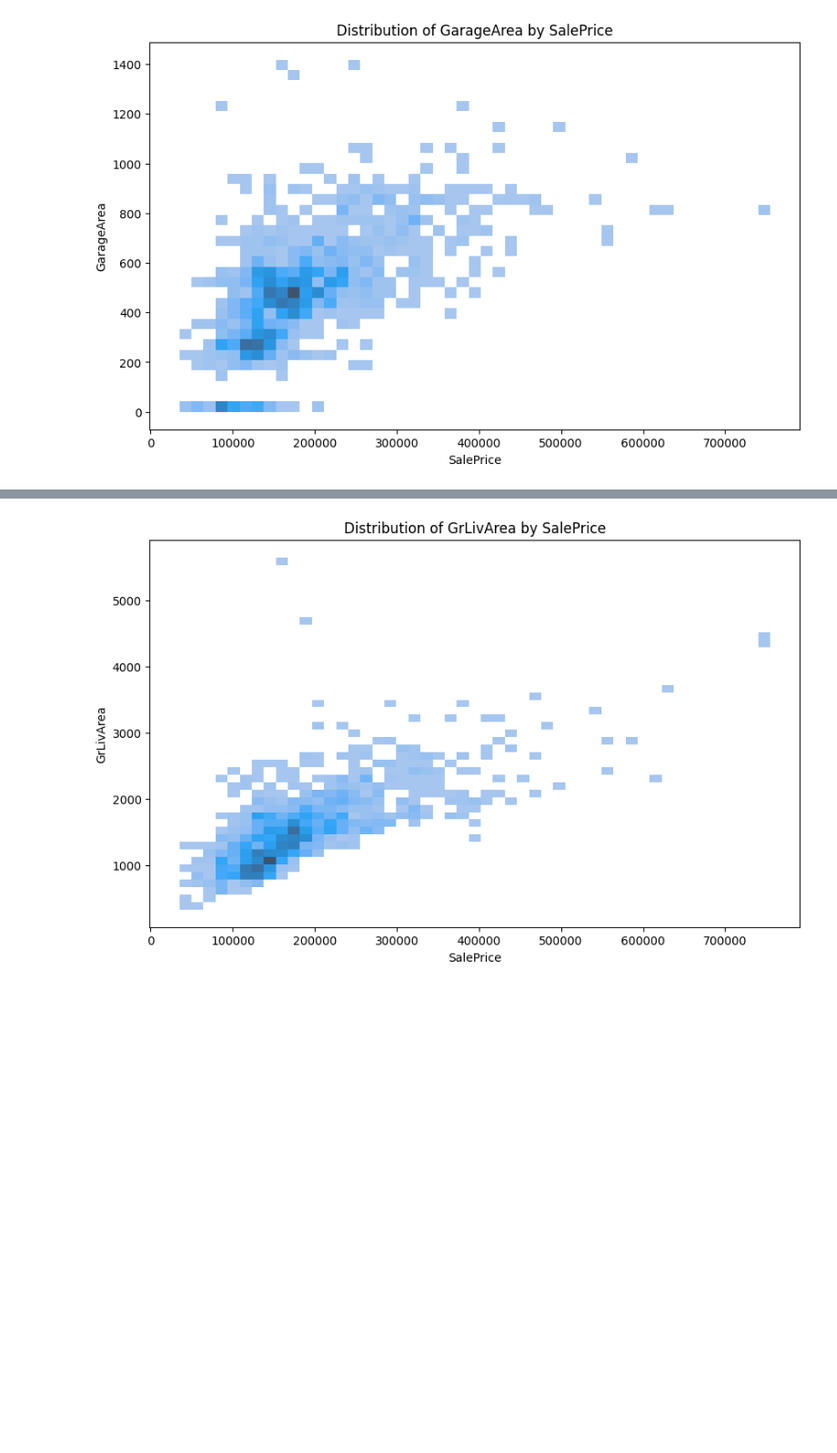
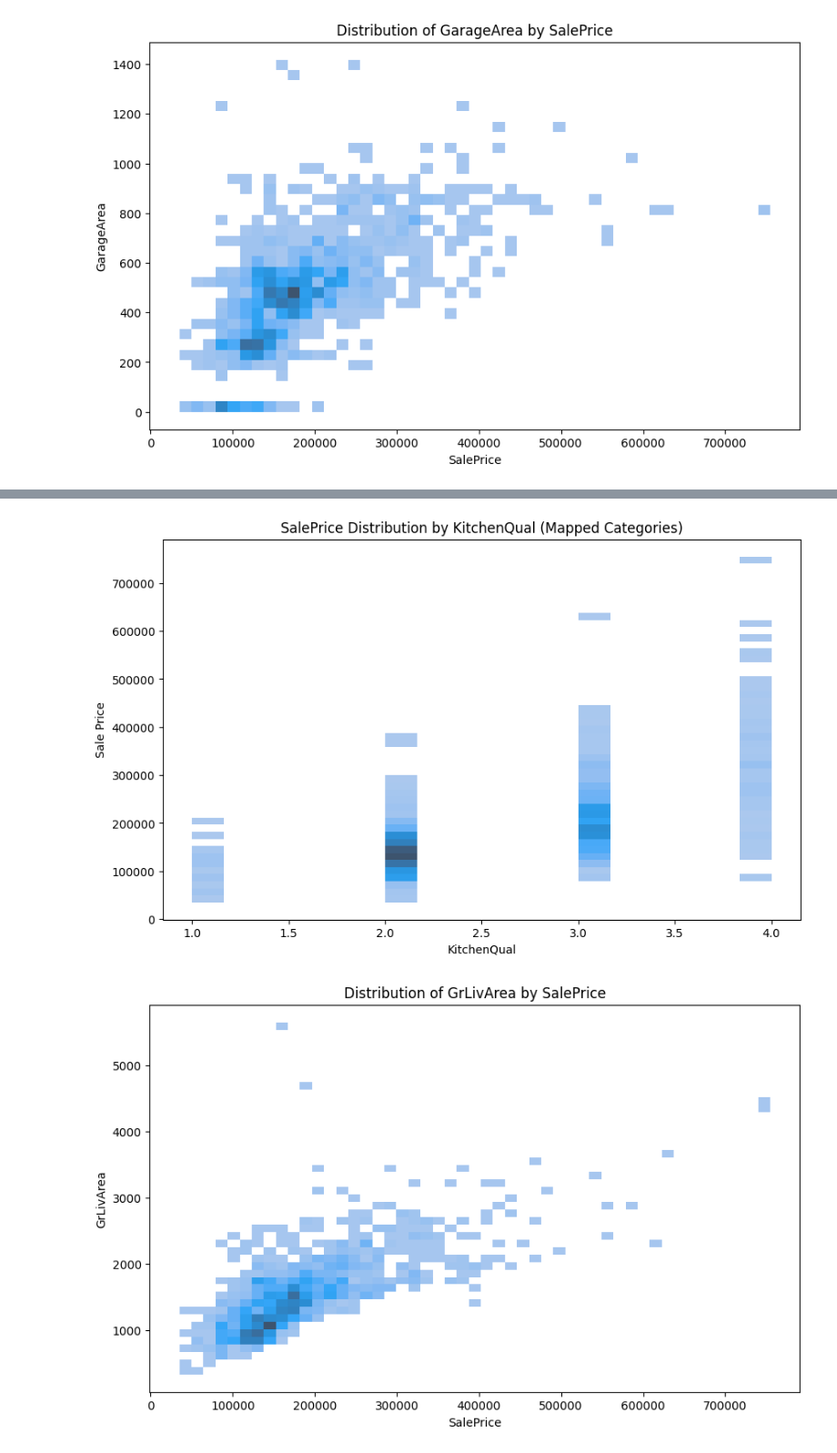
Before and after one commit to Fl0W97/ci-c5-housing-market-prices, a Jupyter notebook: jupyter_notebooks/02b_house_market_study.ipynb, the cells around one changed output, grey strips where cells are left out. Shown at 91% size. Drawn from its saved outputs; the diff is of its cells as text; code cells hidden in the pictures; blank space fills up the shorter version.

```diff
--- a/jupyter_notebooks/02b_house_market_study.ipynb
+++ b/jupyter_notebooks/02b_house_market_study.ipynb
@@ -291,3 +300,12 @@ plt.show()
+# %%
+plt.figure(figsize=(10, 6))
+sns.histplot(x='KitchenQual', y='SalePrice', data=df)
+plt.title('SalePrice Distribution by KitchenQual (Mapped Categories)')
+plt.xlabel('KitchenQual')
+plt.ylabel('Sale Price')
+plt.show()
+# %% [output]
+[figure, added]
 # %%
 plt.figure(figsize=(10, 6))
 sns.histplot(x='SalePrice', y='GrLivArea', data=df, kde=True)
```
Also changed, not shown: parts of 2 cells of this notebook, 4 other files.
